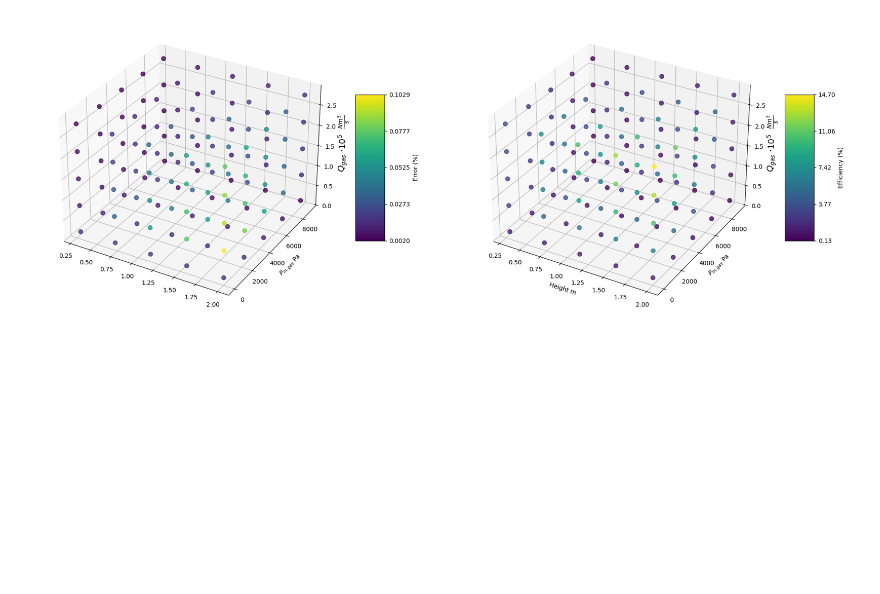
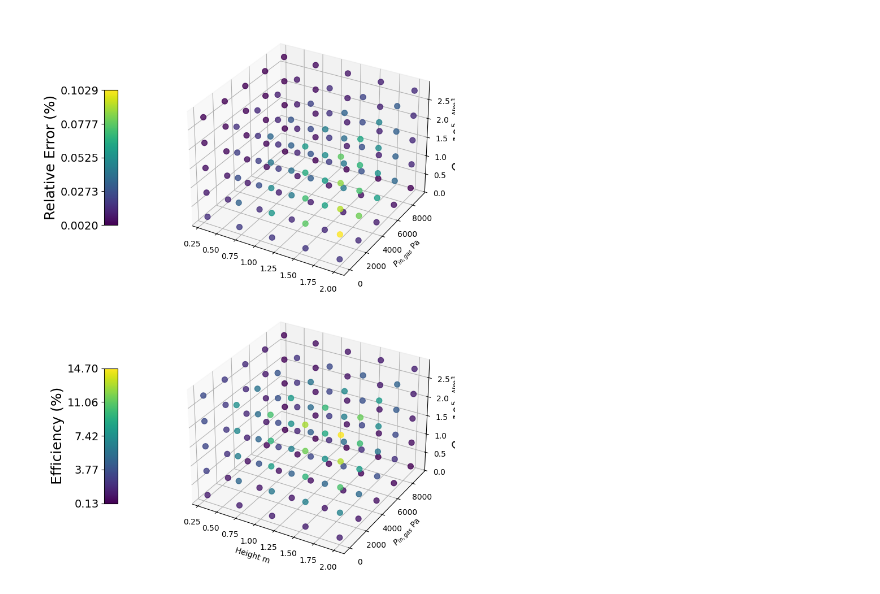
Before and after one commit to gabriele-ferrero/TRIOMA_Verification, a Jupyter notebook: GLC_Verification/GLC_ms.ipynb, the cells around one changed output. Cells and saved outputs as stored; diff of their text form; code cells hidden in the pictures; blank space fills up the shorter version.

Commit message:
Update plot in GLC MS verification

```diff
--- a/GLC_Verification/GLC_ms.ipynb
+++ b/GLC_Verification/GLC_ms.ipynb
@@ -140,36 +140,37 @@ colors1 = np.array([
     (1, 0, 0, 1) if value > 1 else cmap(norm1(value))  # (1, 0, 0, 1) is red in RGBA
     for value in abs(scatter_mat[:, 3])
 ])
 colors2 = np.array([
     cmap(norm2(value))  # Normalize based on scatter_mat[:, 4]
     for value in abs(scatter_mat[:, 4])
 ])
 
 # Create a figure with two subplots
 fig, (ax1, ax2) = plt.subplots(2, 1, figsize=(10, 10), subplot_kw={'projection': '3d'})
 
 # First subplot
 sc1 = ax1.scatter(scatter_mat[:, 0], scatter_mat[:, 1], scatter_mat[:, 2]*1E5, c=colors1, s=50, alpha=0.8)
-cbar1 = plt.colorbar(cm.ScalarMappable(norm=norm1, cmap=cmap), ax=ax1, shrink=0.5, aspect=5)
-cbar1.set_label('Error (%)')
+cbar1 = plt.colorbar(cm.ScalarMappable(norm=norm1, cmap=cmap), ax=ax1, shrink=0.5, aspect=10,location='left')
+cbar1.set_label('Relative Error (%)',fontsize=18)
+cbar1.ax.tick_params(labelsize=14)
 # Set ticks in colorbar according to scatter_mat[:, 3]
 cbar1.set_ticks(np.linspace(abs(scatter_mat[:, 3]).min(), abs(scatter_mat[:, 3]).max(), num=5))
 
 # Second subplot
 sc2 = ax2.scatter(scatter_mat[:, 0], scatter_mat[:, 1], scatter_mat[:, 2]*1E5, c=colors2, s=50, alpha=0.8)
-cbar2 = plt.colorbar(cm.ScalarMappable(norm=norm2, cmap=cmap), ax=ax2, shrink=0.5, aspect=5)
-cbar2.set_label('Efficiency (%)')
+cbar2 = plt.colorbar(cm.ScalarMappable(norm=norm2, cmap=cmap), ax=ax2, shrink=0.5, aspect=10,location='left')
+cbar2.set_label('Efficiency (%)', fontsize=18)
 # Set ticks in colorbar according to scatter_mat[:, 4]
 cbar2.set_ticks(np.linspace(abs(scatter_mat[:, 4]).min(), abs(scatter_mat[:, 4]).max(), num=5))
-
+cbar2.ax.tick_params(labelsize=14)
 #ax1.set_xlabel(r'Height m ')
 ax1.set_ylabel(r'$P_{in,gas}$ Pa')
 ax1.set_zlabel(r'$Q_{gas}$ $\cdot 10^5$  $\frac{Nm^3}{s}$',fontsize=14)
 ax2.set_xlabel(r'Height m ')
 ax2.set_ylabel(r'$P_{in,gas}$ Pa')
 ax2.set_zlabel(r'$Q_{gas}$ $\cdot 10^5$  $\frac{Nm^3}{s}$',fontsize=14)
 plt.tight_layout()
 plt.savefig('ms_GLC_verification.png', dpi=300)
 plt.show()
 # %% [output]
-[figure, old version]
+[figure, new version]
```
Also changed, not shown: parts of 2 cells of this notebook, 2 other files.
